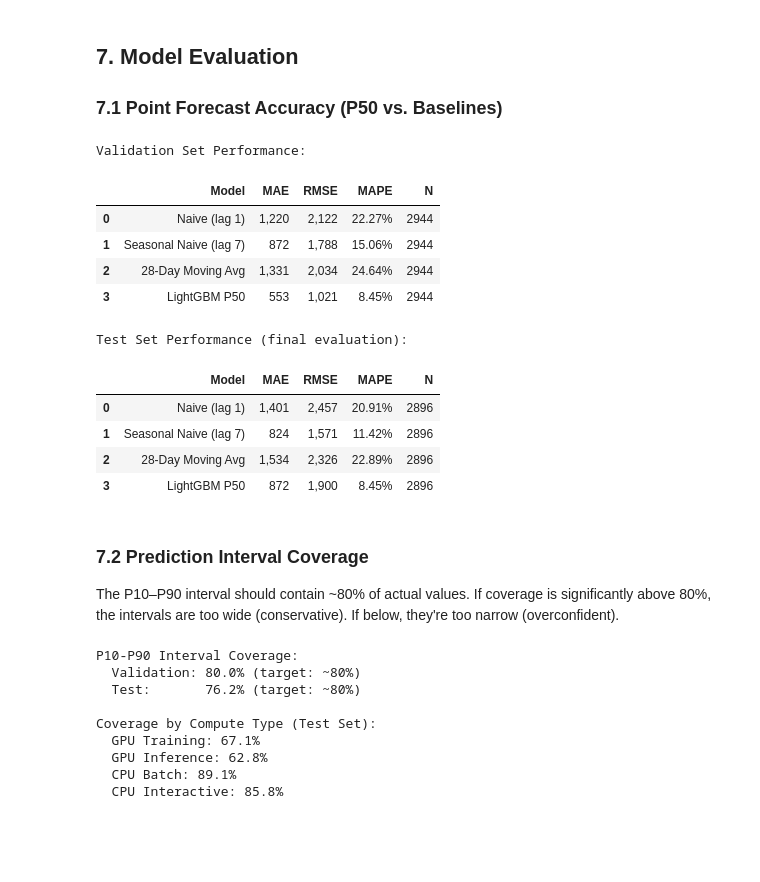
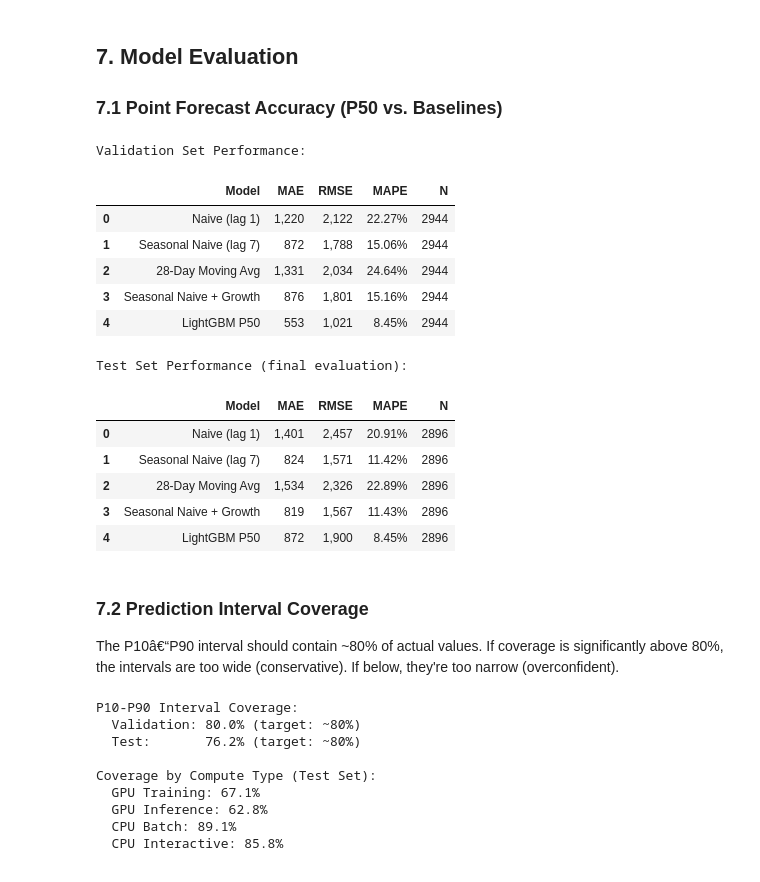
Before and after one commit to smurphy6492/compute-forecasting, a Jupyter notebook: notebooks/02_forecasting.ipynb, the cells around one changed output. Saved outputs shown, nothing was run; the diff lists cells and outputs as text; code cells hidden in the pictures; blank space fills up the shorter version.

```diff
--- a/notebooks/02_forecasting.ipynb
+++ b/notebooks/02_forecasting.ipynb
@@ -270,0 +279,37 @@ baseline_df
+# %%
+# Compute per-series daily growth rate from training data
+# For each series: (last_30_mean / first_30_mean)^(1/days_span) - 1
+growth_rates = {}
+for (ct, seg), grp in train.groupby(["compute_type", "customer_segment"]):
+    first_30 = grp.nsmallest(30, "date")["compute_hours"].mean()
+    last_30 = grp.nlargest(30, "date")["compute_hours"].mean()
+    days = (grp["date"].max() - grp["date"].min()).days
+    daily_rate = (last_30 / first_30) ** (1 / days) - 1
+    growth_rates[(ct, seg)] = daily_rate
+
+# Growth-adjusted seasonal naive: lag_7 * (1 + daily_rate)^7
+val_growth_adj = val.copy()
+val_growth_adj["growth_rate"] = val_growth_adj.apply(
+    lambda r: growth_rates.get((r["compute_type"], r["customer_segment"]), 0), axis=1
+)
+val_growth_adj["growth_adj_pred"] = val_growth_adj["lag_7"] * (1 + val_growth_adj["growth_rate"]) ** 7
+
+growth_adj_result = evaluate_predictions(
+    y_val, val_growth_adj["growth_adj_pred"], "Seasonal Naive + Growth"
+)
+baseline_results.append(growth_adj_result)
+
+# Also compute on test set for later
+test_growth_adj = test.copy()
+test_growth_adj["growth_rate"] = test_growth_adj.apply(
+    lambda r: growth_rates.get((r["compute_type"], r["customer_segment"]), 0), axis=1
+)
+test_growth_adj["growth_adj_pred"] = test_growth_adj["lag_7"] * (1 + test_growth_adj["growth_rate"]) ** 7
+
+# Updated baseline comparison
+updated_baseline_df = pd.DataFrame(baseline_results)
+updated_baseline_df["MAPE"] = updated_baseline_df["MAPE"].map(lambda x: f"{x:.2f}%")
+updated_baseline_df["MAE"] = updated_baseline_df["MAE"].map(lambda x: f"{x:,.0f}")
+updated_baseline_df["RMSE"] = updated_baseline_df["RMSE"].map(lambda x: f"{x:,.0f}")
+print("Validation Set â€” All Baselines:")
+updated_baseline_df
@@ -460,32 +512,37 @@ Validation Set Performance:
 | 0 | Naive (lag 1) | 1,220 | 2,122 | 22.27% | 2944 |
 | 1 | Seasonal Naive (lag 7) | 872 | 1,788 | 15.06% | 2944 |
 | 2 | 28-Day Moving Avg | 1,331 | 2,034 | 24.64% | 2944 |
-| 3 | LightGBM P50 | 553 | 1,021 | 8.45% | 2944 |
+| 3 | Seasonal Naive + Growth | 876 | 1,801 | 15.16% | 2944 |
+| 4 | LightGBM P50 | 553 | 1,021 | 8.45% | 2944 |
 # %%
 # Evaluate on test set (final, honest numbers)
 test_baselines = []
 test_baselines.append(evaluate_predictions(y_test, test["lag_1"], "Naive (lag 1)"))
 test_baselines.append(evaluate_predictions(y_test, test["lag_7"], "Seasonal Naive (lag 7)"))
 test_baselines.append(evaluate_predictions(y_test, test["rolling_mean_28"], "28-Day Moving Avg"))
+test_baselines.append(evaluate_predictions(
+    y_test, test_growth_adj["growth_adj_pred"], "Seasonal Naive + Growth"
+))
 test_baselines.append(evaluate_predictions(y_test, pd.Series(test_preds["P50"], index=y_test.index), "LightGBM P50"))
 
 results_test_df = pd.DataFrame(test_baselines)
 results_test_df["MAPE"] = results_test_df["MAPE"].map(lambda x: f"{x:.2f}%")
 results_test_df["MAE"] = results_test_df["MAE"].map(lambda x: f"{x:,.0f}")
 results_test_df["RMSE"] = results_test_df["RMSE"].map(lambda x: f"{x:,.0f}")
 print("Test Set Performance (final evaluation):")
 results_test_df
 # %% [output]
 Test Set Performance (final evaluation):
 |  | Model | MAE | RMSE | MAPE | N |
 | 0 | Naive (lag 1) | 1,401 | 2,457 | 20.91% | 2896 |
 | 1 | Seasonal Naive (lag 7) | 824 | 1,571 | 11.42% | 2896 |
 | 2 | 28-Day Moving Avg | 1,534 | 2,326 | 22.89% | 2896 |
-| 3 | LightGBM P50 | 872 | 1,900 | 8.45% | 2896 |
+| 3 | Seasonal Naive + Growth | 819 | 1,567 | 11.43% | 2896 |
+| 4 | LightGBM P50 | 872 | 1,900 | 8.45% | 2896 |
 # %% [markdown]
 ### 7.2 Prediction Interval Coverage
 
-The P10–P90 interval should contain ~80% of actual values. If coverage is significantly above 80%, the intervals are too wide (conservative). If below, they're too narrow (overconfident).
+The P10â€“P90 interval should contain ~80% of actual values. If coverage is significantly above 80%, the intervals are too wide (conservative). If below, they're too narrow (overconfident).
 # %%
 def compute_coverage(y_true, p10, p90):
     """Fraction of actuals falling within the P10-P90 interval."""
```
Also changed, not shown: parts of 34 cells of this notebook, 4 other files.
